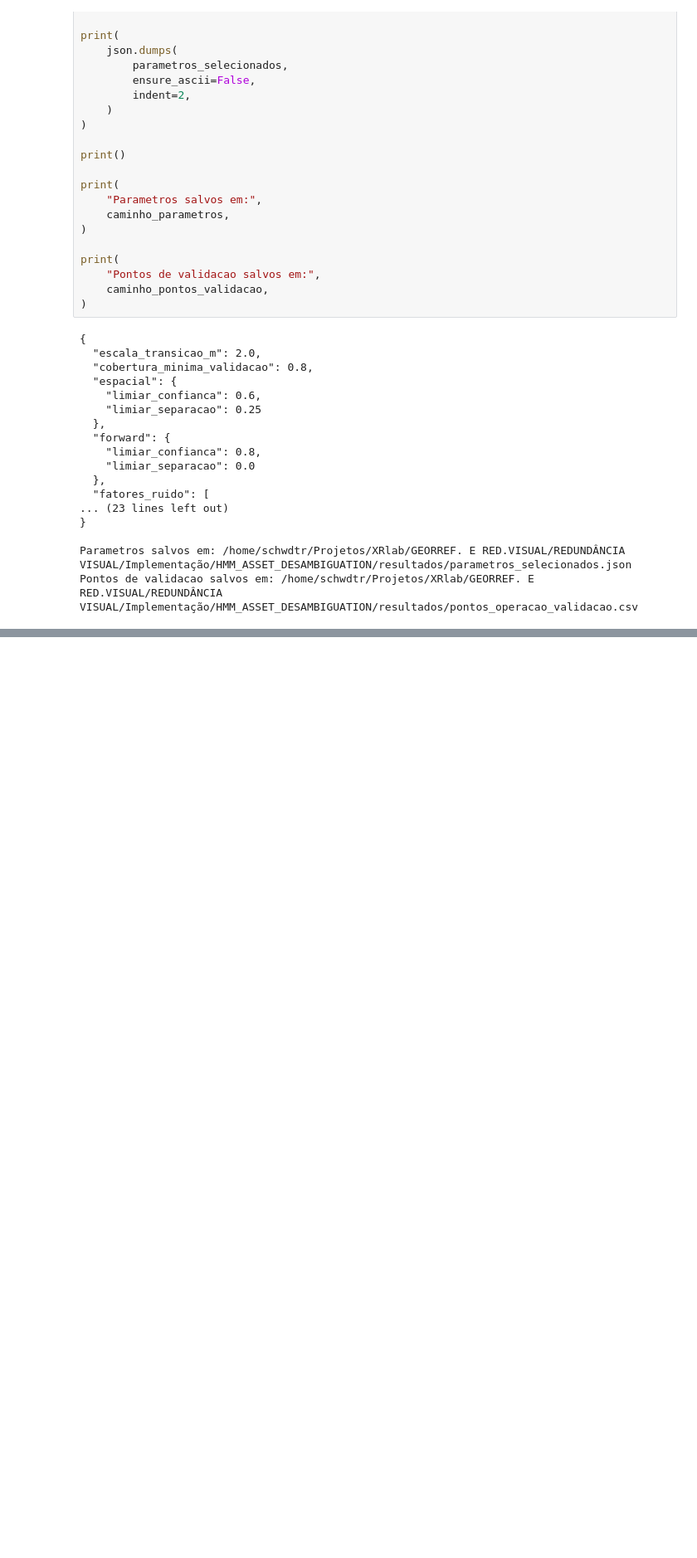
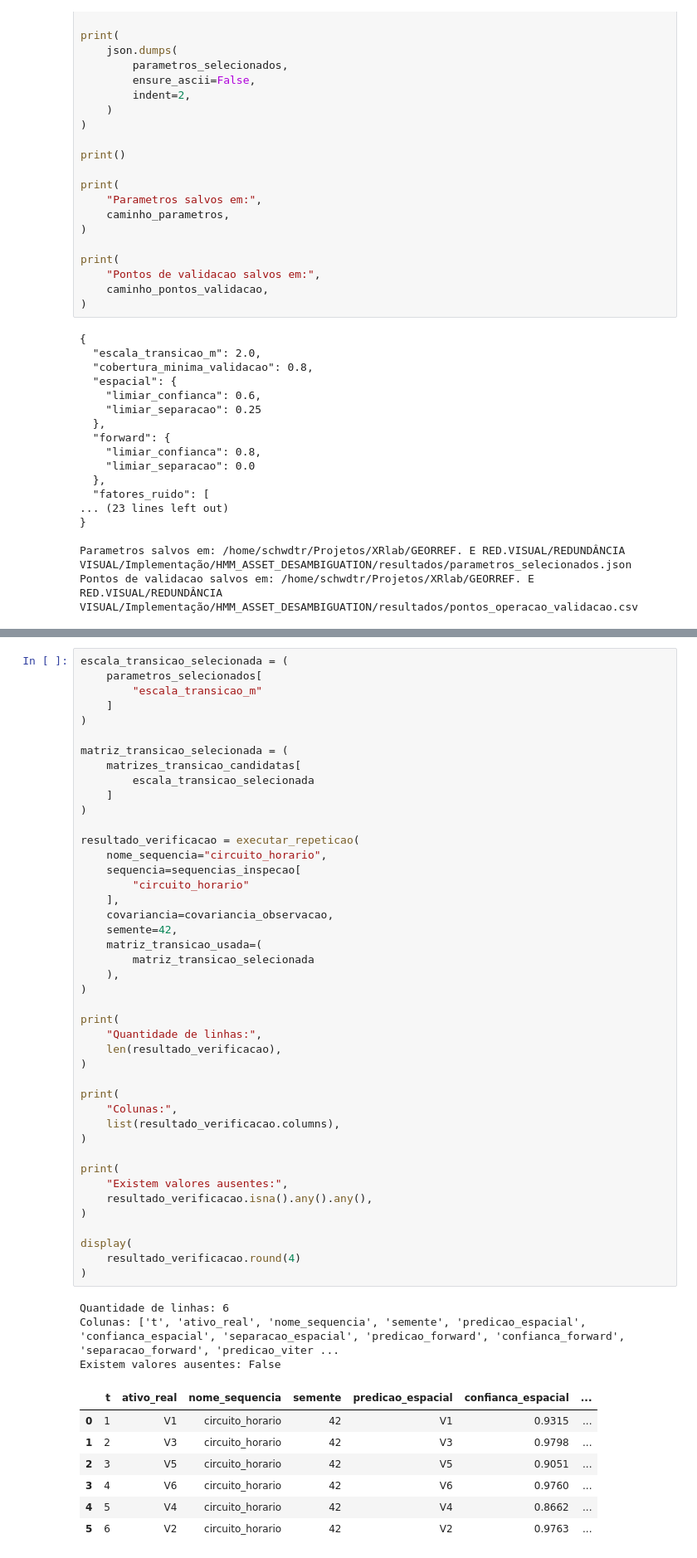
Before and after one commit to gabrieldutraschwaab/asset-disambiguation-hmm, a Jupyter notebook: notebooks/01_cenario_sintetico.ipynb, the cells around one changed output, grey strips where cells are left out. Shown at 83% size. Saved outputs shown, nothing was run; the diff lists cells and outputs as text; blank space fills up the shorter version.

```diff
--- a/notebooks/01_cenario_sintetico.ipynb
+++ b/notebooks/01_cenario_sintetico.ipynb
@@ -2846,0 +2911,54 @@ Pontos de validacao salvos em: /home/schwdtr/Projetos/XRlab/GEORREF. E RED.VISUA
+# %%
+escala_transicao_selecionada = (
+    parametros_selecionados[
+        "escala_transicao_m"
+    ]
+)
+
+matriz_transicao_selecionada = (
+    matrizes_transicao_candidatas[
+        escala_transicao_selecionada
+    ]
+)
+
+resultado_verificacao = executar_repeticao(
+    nome_sequencia="circuito_horario",
+    sequencia=sequencias_inspecao[
+        "circuito_horario"
+    ],
+    covariancia=covariancia_observacao,
+    semente=42,
+    matriz_transicao_usada=(
+        matriz_transicao_selecionada
+    ),
+)
+
+print(
+    "Quantidade de linhas:",
+    len(resultado_verificacao),
+)
+
+print(
+    "Colunas:",
+    list(resultado_verificacao.columns),
+)
+
+print(
+    "Existem valores ausentes:",
+    resultado_verificacao.isna().any().any(),
+)
+
+display(
+    resultado_verificacao.round(4)
+)
+# %% [output]
+Quantidade de linhas: 6
+Colunas: ['t', 'ativo_real', 'nome_sequencia', 'semente', 'predicao_espacial', 'confianca_espacial', 'separacao_espacial', 'predicao_forward', 'confianca_forward', 'separacao_forward', 'predicao_viter ...
+Existem valores ausentes: False
+|  | t | ativo_real | nome_sequencia | semente | predicao_espacial | confianca_espacial | ... |
+| 0 | 1 | V1 | circuito_horario | 42 | V1 | 0.9315 | ... |
+| 1 | 2 | V3 | circuito_horario | 42 | V3 | 0.9798 | ... |
+| 2 | 3 | V5 | circuito_horario | 42 | V5 | 0.9051 | ... |
+| 3 | 4 | V6 | circuito_horario | 42 | V6 | 0.9760 | ... |
+| 4 | 5 | V4 | circuito_horario | 42 | V4 | 0.8662 | ... |
+| 5 | 6 | V2 | circuito_horario | 42 | V2 | 0.9763 | ... |
```
Also changed, not shown: parts of 26 cells of this notebook, 17 other files.
